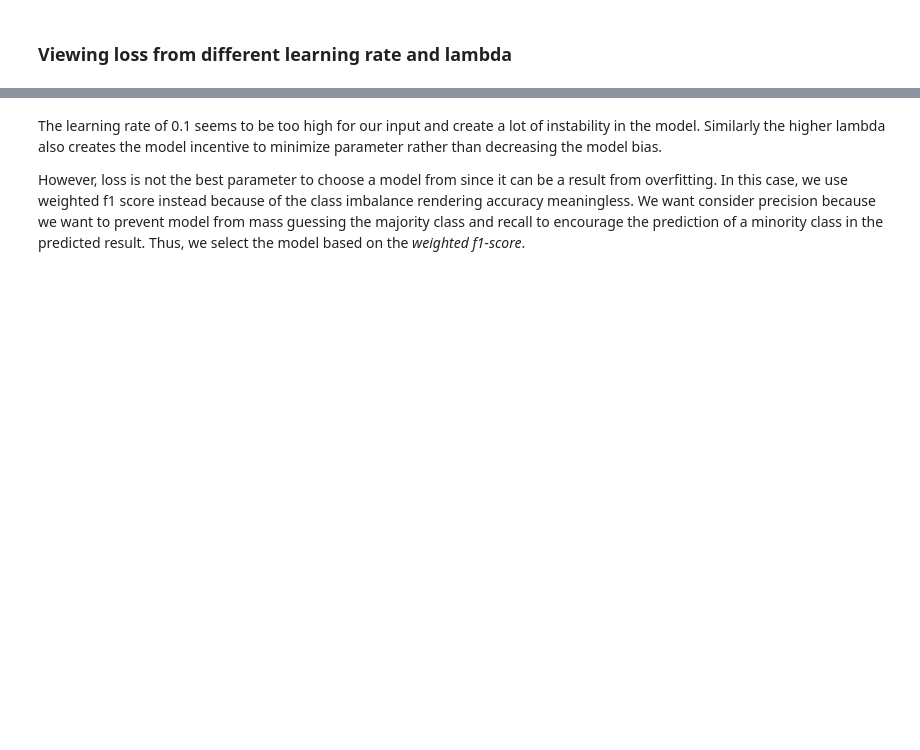
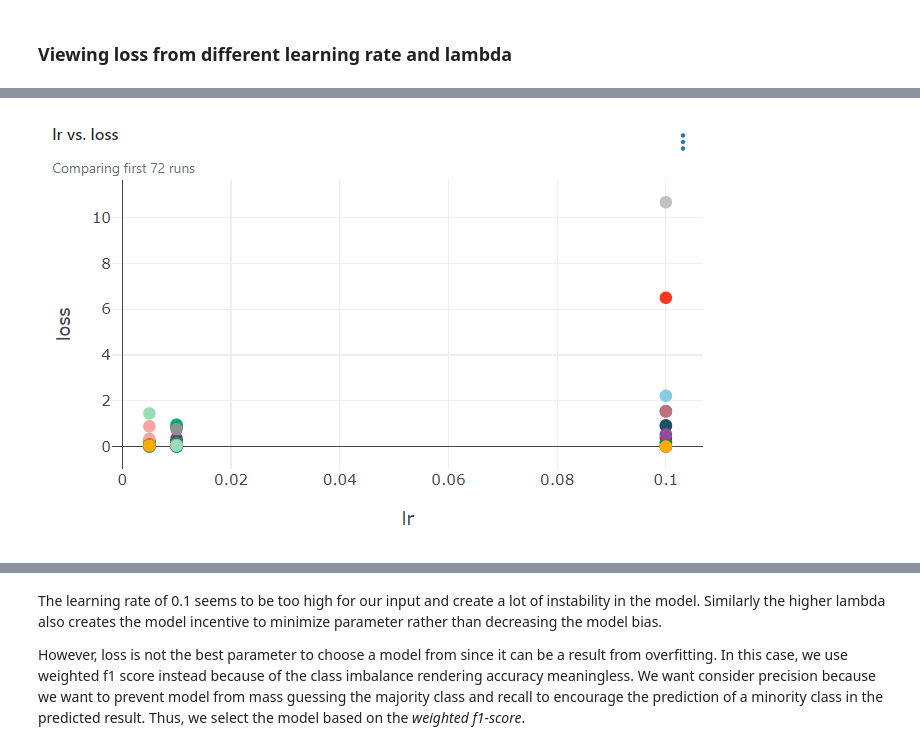
Before and after one commit to thassung/AIT_ml2023_a3, a Jupyter notebook: code/train.ipynb, the cells around one changed output, grey strips where cells are left out. Drawn from its saved outputs; the diff is of its cells as text; code cells hidden in the pictures; blank space fills up the shorter version.

Commit message:
embed images

```diff
--- a/code/train.ipynb
+++ b/code/train.ipynb
@@ -1470,0 +1470,4 @@ mlflow.end_run()
+# %%
+Image(filename='image-1.png')
+# %% [output]
+[figure, added]
```
Also changed, not shown: parts of 13 cells of this notebook.
